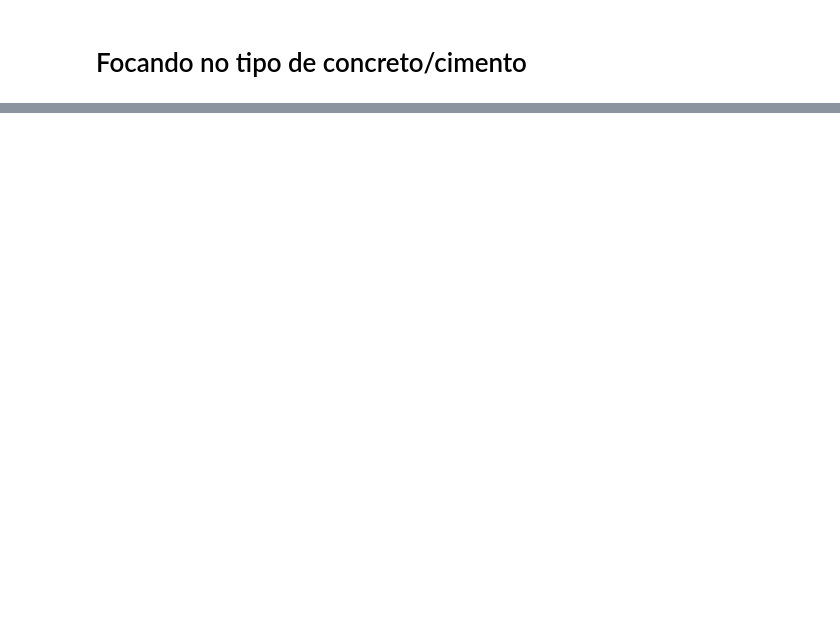
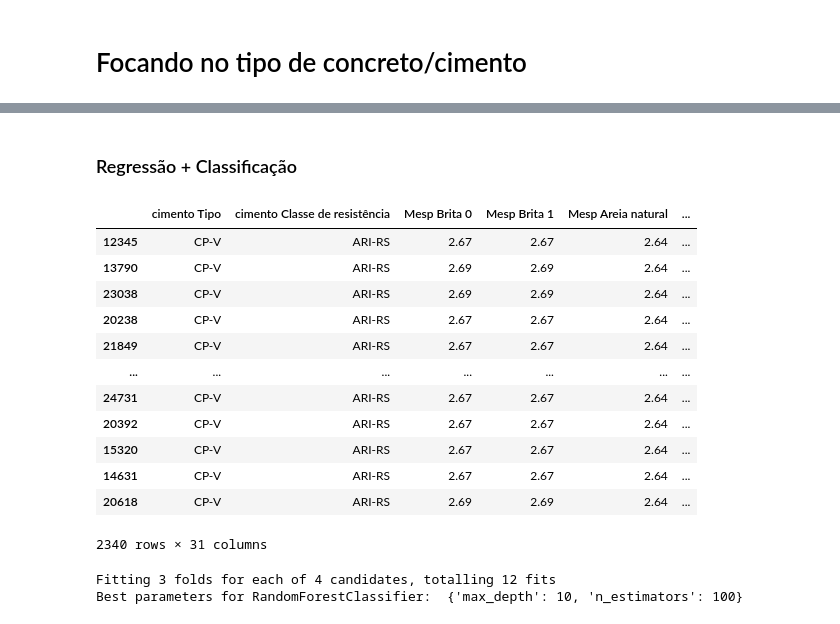
Before and after one commit to arthurhirez/EMBRAPII-Concreto, a Jupyter notebook: Concreto_Pipeline.ipynb, the cells around one changed output, grey strips where cells are left out. Drawn from its saved outputs; the diff is of its cells as text; code cells hidden in the pictures; blank space fills up the shorter version.

```diff
--- a/Concreto_Pipeline.ipynb
+++ b/Concreto_Pipeline.ipynb
@@ -817,0 +298,10 @@ qwe.describe()
+# %%
+CP = 'cimento Tipo'
+CP_type = 'CP-V'
+
+tr_CP = pd.concat([X_tr, y_tr_regr], axis = 1)
+tr_CP = preprocess_data(data = tr_CP[tr_CP[CP] == CP_type],
+                                     params_filter = {}, verbose = False)
+
+# Total instancias no conjunto de dados - CPV
+instances_per_class[instances_per_class['cimento Tipo'] == 'CP-V'].drop(columns = 'cimento Classe de resistência')
@@ -817,0 +435,10 @@ qwe.describe()
+# %%
+rf_gridsearch_CP_regr = grid_search_RF(X_tr_CP_regr_FS, y_tr_CP_regr, PG_rf_Regressor,
+                                       regression = True, refit_metric = 'aic',
+                                       n_splits = 3)
+
+results_CP_regr_FS = eval_regressor_CV(X_tr_CP_regr_FS, X_ts_CP_regr_FS, y_tr_CP_regr, y_ts_CP_regr,
+                  regressors = {'RF grid_search' : rf_gridsearch_CP_regr.best_estimator_},
+                  CV = True, n_splits = 3)
+
+results_CP_regr_FS
@@ -817,0 +563,57 @@ qwe.describe()
+# %% [markdown]
+### Regressão + Classificação
+# %%
+tr_CP_reg_clas = pd.concat([X_tr, y_tr_regr, y_tr_clas], axis = 1) # treinar classificador com predições ou dados reais?
+tr_CP_reg_clas = preprocess_data(data = tr_CP_reg_clas[tr_CP_reg_clas[CP] == CP_type],
+                                     params_filter = {}, verbose = False)
+
+X_tr_CP_reg_clas = tr_CP_reg_clas.drop(columns = target_clas)
+y_tr_CP_reg_clas = tr_CP_reg_clas[target_clas]
+
+
+ts_CP_reg_clas = pd.concat([X_ts, y_ts_clas], axis = 1)
+ts_CP_reg_clas = preprocess_data(data = ts_CP_reg_clas[ts_CP_reg_clas[CP] == CP_type],
+                                     params_filter = {}, verbose = False)
+
+X_ts_CP_reg_clas = ts_CP_reg_clas.drop(columns = target_clas)
+y_ts_CP_reg_clas = ts_CP_reg_clas[target_clas]
+
+
+rf_fc7d = rf_gridsearch_CP_regr.best_estimator_
+scaler = MinMaxScaler()
+X_tr_CP_reg_clas_scaled = scaler.fit_transform(X_tr_CP_reg_clas[features_selected_regr])
+X_ts_CP_reg_clas_scaled = scaler.transform(ts_CP_reg_clas[features_selected_regr])
+
+# y_tr_pred_F7 = pd.Series(rf_fc7d.predict(X_tr_CP_reg_clas_scaled))
+y_ts_pred_F7 = rf_fc7d.predict(X_ts_CP_reg_clas_scaled)
+
+y_ts_pred_F7 = pd.DataFrame(y_ts_pred_F7, index=X_ts_CP_reg_clas.index, columns=['Fc 7d'])
+X_ts_CP_reg_clas['Fc 7d'] = y_ts_pred_F7
+X_ts_CP_reg_clas
+# %% [output]
+|  | cimento Tipo | cimento Classe de resistência | Mesp Brita 0 | Mesp Brita 1 | Mesp Areia natural | ... |
+| 12345 | CP-V | ARI-RS | 2.67 | 2.67 | 2.64 | ... |
+| 13790 | CP-V | ARI-RS | 2.69 | 2.69 | 2.64 | ... |
+| 23038 | CP-V | ARI-RS | 2.69 | 2.69 | 2.64 | ... |
+| 20238 | CP-V | ARI-RS | 2.67 | 2.67 | 2.64 | ... |
+| 21849 | CP-V | ARI-RS | 2.67 | 2.67 | 2.64 | ... |
+| ... | ... | ... | ... | ... | ... | ... |
+| 24731 | CP-V | ARI-RS | 2.67 | 2.67 | 2.64 | ... |
+| 20392 | CP-V | ARI-RS | 2.67 | 2.67 | 2.64 | ... |
+| 15320 | CP-V | ARI-RS | 2.67 | 2.67 | 2.64 | ... |
+| 14631 | CP-V | ARI-RS | 2.67 | 2.67 | 2.64 | ... |
+| 20618 | CP-V | ARI-RS | 2.69 | 2.69 | 2.64 | ... |
+2340 rows × 31 columns
+# %%
+feat_select_reg_clas = grid_search_FS_RF(X_tr_CP_reg_clas.drop(columns = group_columns), y_tr_CP_reg_clas, PG_rf_FeatSelection,
+                                     n_splits = 3, verbose = False,
+                                     regression = False, refit_metric = 'f1')
+
+feat_import_reg_clas = feat_select_reg_clas[1]
+features_selected_reg_clas = feat_import_reg_clas['Feature'].tolist()[:10]
+
+X_tr_CP_reg_clas_FS = X_tr_CP_reg_clas[features_selected_reg_clas]
+X_ts_CP_reg_clas_FS = X_ts_CP_reg_clas[features_selected_reg_clas]
+# %% [output]
+Fitting 3 folds for each of 4 candidates, totalling 12 fits
+Best parameters for RandomForestClassifier:  {'max_depth': 10, 'n_estimators': 100}
```
Also changed, not shown: parts of 55 cells of this notebook, 9 other files.
